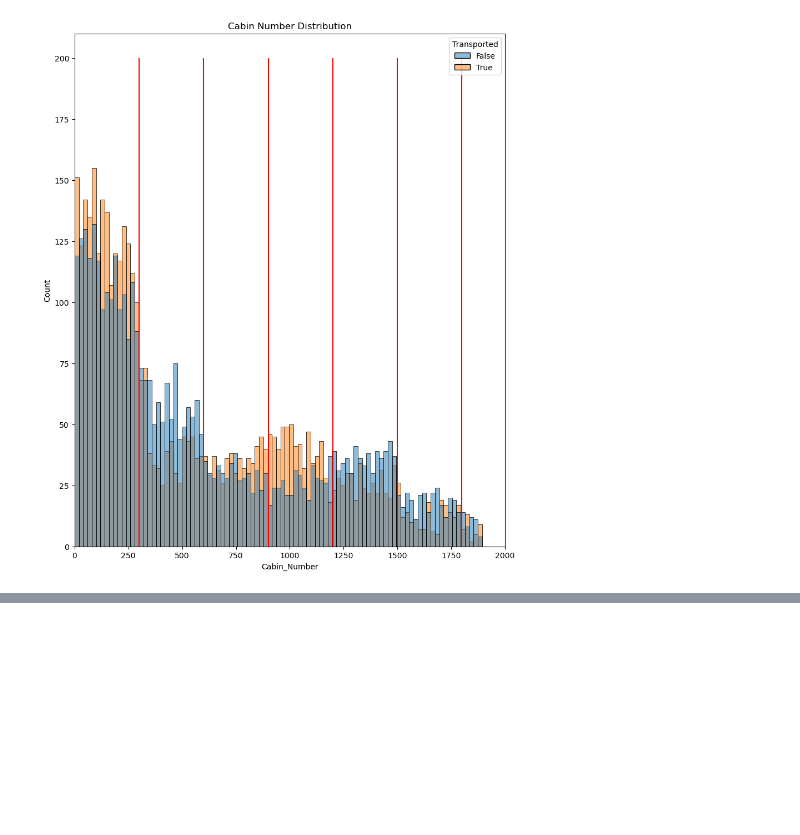
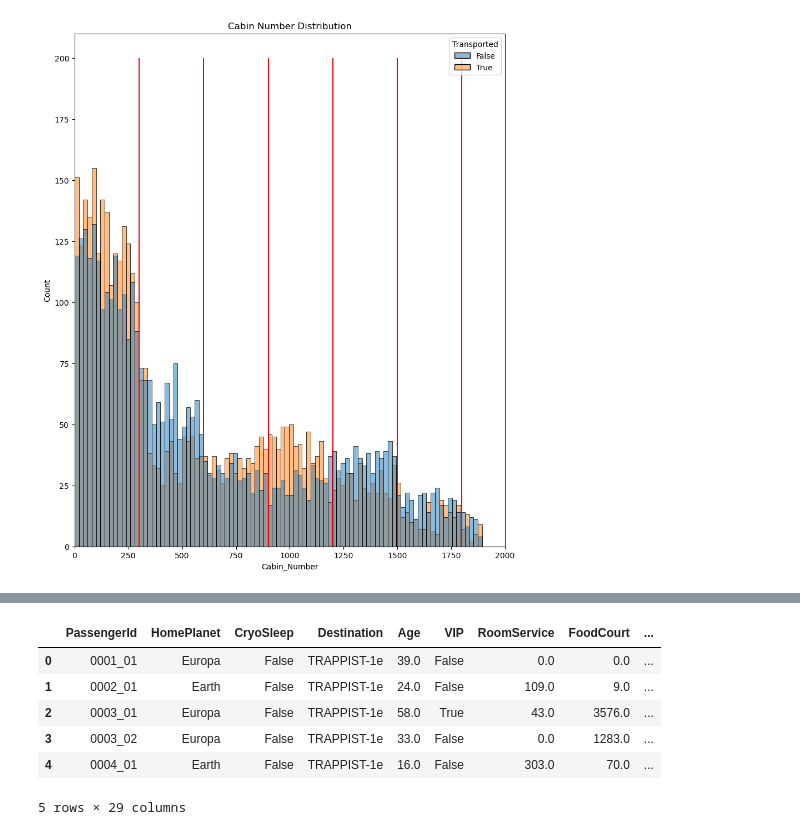
Before and after one commit to manishbhatia7/kaggle, a Jupyter notebook: input/spaceship-titanic/notebook.ipynb, the cells around one changed output, grey strips where cells are left out. Cells and saved outputs as stored; diff of their text form; code cells hidden in the pictures; blank space fills up the shorter version.

```diff
--- a/input/spaceship-titanic/notebook.ipynb
+++ b/input/spaceship-titanic/notebook.ipynb
@@ -315,0 +322,18 @@ fig.tight_layout()
+# %%
+train['Cabin_region1']=(train['Cabin_Number']<300).astype(int)   # one-hot encoding
+train['Cabin_region2']=((train['Cabin_Number']>=300) & (train['Cabin_Number']<600)).astype(int)
+train['Cabin_region3']=((train['Cabin_Number']>=600) & (train['Cabin_Number']<900)).astype(int)
+train['Cabin_region4']=((train['Cabin_Number']>=900) & (train['Cabin_Number']<1200)).astype(int)
+train['Cabin_region5']=((train['Cabin_Number']>=1200) & (train['Cabin_Number']<1500)).astype(int)
+train['Cabin_region6']=((train['Cabin_Number']>=1500) & (train['Cabin_Number']<1800)).astype(int)
+train['Cabin_region7']=(train['Cabin_Number']>=1800).astype(int)
+# %%
+train.head()
+# %% [output]
+|  | PassengerId | HomePlanet | CryoSleep | Destination | Age | VIP | RoomService | FoodCourt | ... |
+| 0 | 0001_01 | Europa | False | TRAPPIST-1e | 39.0 | False | 0.0 | 0.0 | ... |
+| 1 | 0002_01 | Earth | False | TRAPPIST-1e | 24.0 | False | 109.0 | 9.0 | ... |
+| 2 | 0003_01 | Europa | False | TRAPPIST-1e | 58.0 | True | 43.0 | 3576.0 | ... |
+| 3 | 0003_02 | Europa | False | TRAPPIST-1e | 33.0 | False | 0.0 | 1283.0 | ... |
+| 4 | 0004_01 | Earth | False | TRAPPIST-1e | 16.0 | False | 303.0 | 70.0 | ... |
+5 rows × 29 columns
```
Also changed, not shown: parts of 1 cell of this notebook.
